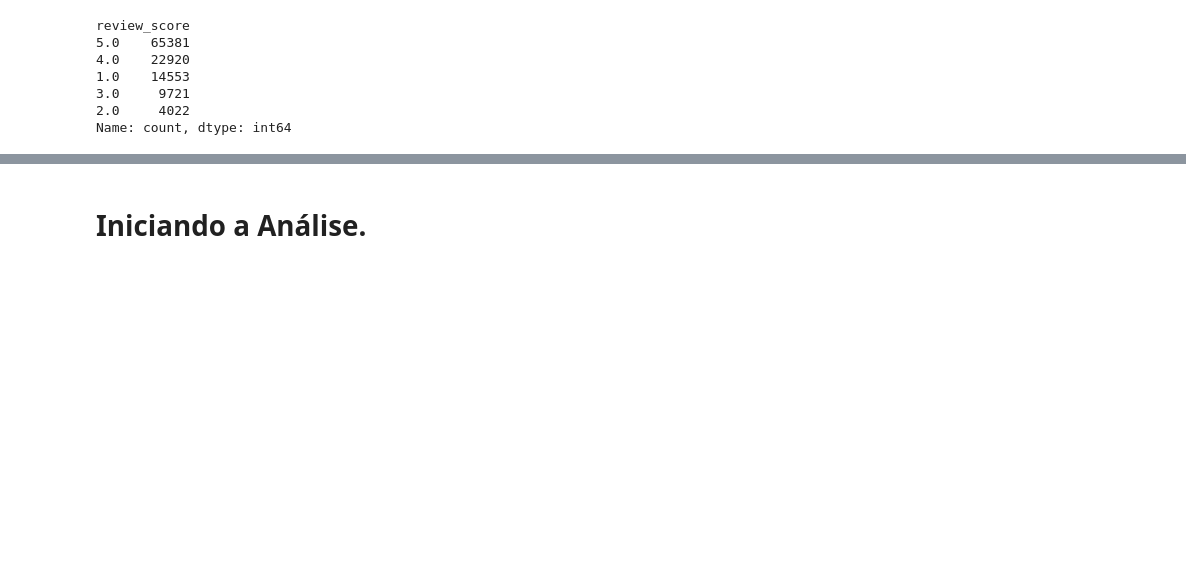
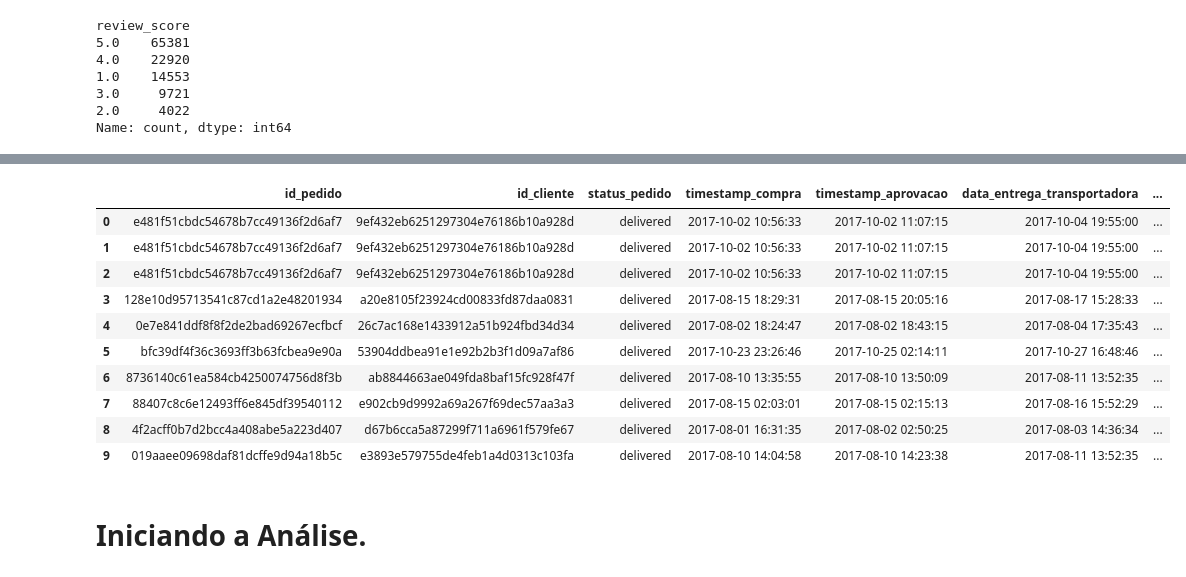
Before and after one commit to caiomiazzi/E_commerce_Olist_EDA, a Jupyter notebook: O_list_EDA.ipynb, the cells around one changed output, grey strips where cells are left out. Saved outputs shown, nothing was run; the diff lists cells and outputs as text; code cells hidden in the pictures; blank space fills up the shorter version.

```diff
--- a/O_list_EDA.ipynb
+++ b/O_list_EDA.ipynb
@@ -288,2 +340,17 @@ Dataset Shape: (116597, 31)
+# %%
+df = pd.read_csv('my_data.csv')
+df.head(10)
+# %% [output]
+|  | id_pedido | id_cliente | status_pedido | timestamp_compra | timestamp_aprovacao | data_entrega_transportadora | ... |
+| 0 | e481f51cbdc54678b7cc49136f2d6af7 | 9ef432eb6251297304e76186b10a928d | delivered | 2017-10-02 10:56:33 | 2017-10-02 11:07:15 | 2017-10-04 19:55:00 | ... |
+| 1 | e481f51cbdc54678b7cc49136f2d6af7 | 9ef432eb6251297304e76186b10a928d | delivered | 2017-10-02 10:56:33 | 2017-10-02 11:07:15 | 2017-10-04 19:55:00 | ... |
+| 2 | e481f51cbdc54678b7cc49136f2d6af7 | 9ef432eb6251297304e76186b10a928d | delivered | 2017-10-02 10:56:33 | 2017-10-02 11:07:15 | 2017-10-04 19:55:00 | ... |
+| 3 | 128e10d95713541c87cd1a2e48201934 | a20e8105f23924cd00833fd87daa0831 | delivered | 2017-08-15 18:29:31 | 2017-08-15 20:05:16 | 2017-08-17 15:28:33 | ... |
+| 4 | 0e7e841ddf8f8f2de2bad69267ecfbcf | 26c7ac168e1433912a51b924fbd34d34 | delivered | 2017-08-02 18:24:47 | 2017-08-02 18:43:15 | 2017-08-04 17:35:43 | ... |
+| 5 | bfc39df4f36c3693ff3b63fcbea9e90a | 53904ddbea91e1e92b2b3f1d09a7af86 | delivered | 2017-10-23 23:26:46 | 2017-10-25 02:14:11 | 2017-10-27 16:48:46 | ... |
+| 6 | 8736140c61ea584cb4250074756d8f3b | ab8844663ae049fda8baf15fc928f47f | delivered | 2017-08-10 13:35:55 | 2017-08-10 13:50:09 | 2017-08-11 13:52:35 | ... |
+| 7 | 88407c8c6e12493ff6e845df39540112 | e902cb9d9992a69a267f69dec57aa3a3 | delivered | 2017-08-15 02:03:01 | 2017-08-15 02:15:13 | 2017-08-16 15:52:29 | ... |
+| 8 | 4f2acff0b7d2bcc4a408abe5a223d407 | d67b6cca5a87299f711a6961f579fe67 | delivered | 2017-08-01 16:31:35 | 2017-08-02 02:50:25 | 2017-08-03 14:36:34 | ... |
+| 9 | 019aaee09698daf81dcffe9d94a18b5c | e3893e579755de4feb1a4d0313c103fa | delivered | 2017-08-10 14:04:58 | 2017-08-10 14:23:38 | 2017-08-11 13:52:35 | ... |
 # %% [markdown]
 # Iniciando a Análise.
```
Also changed, not shown: parts of 4 cells of this notebook, 1 other file.
